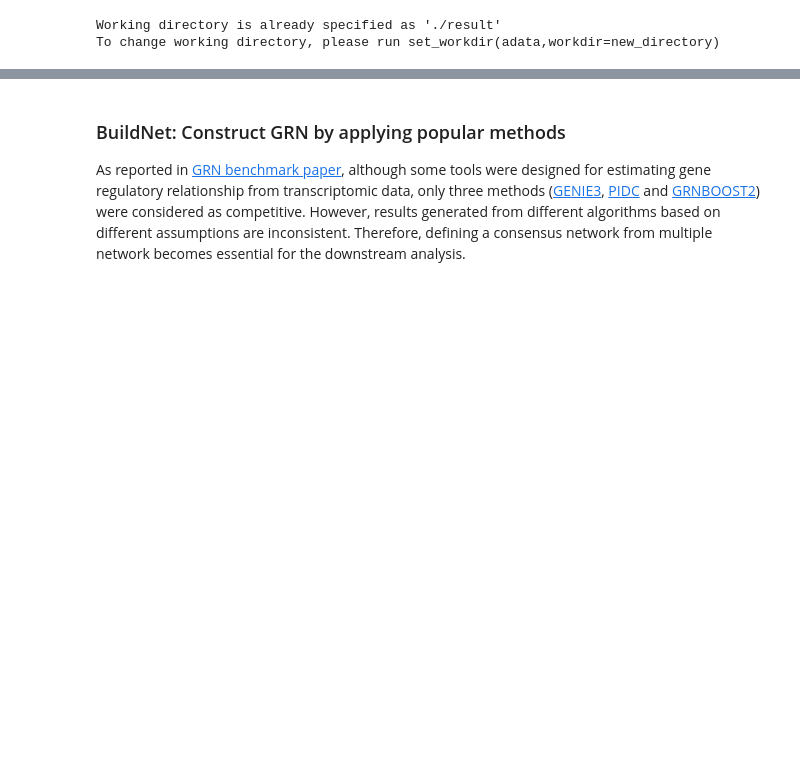
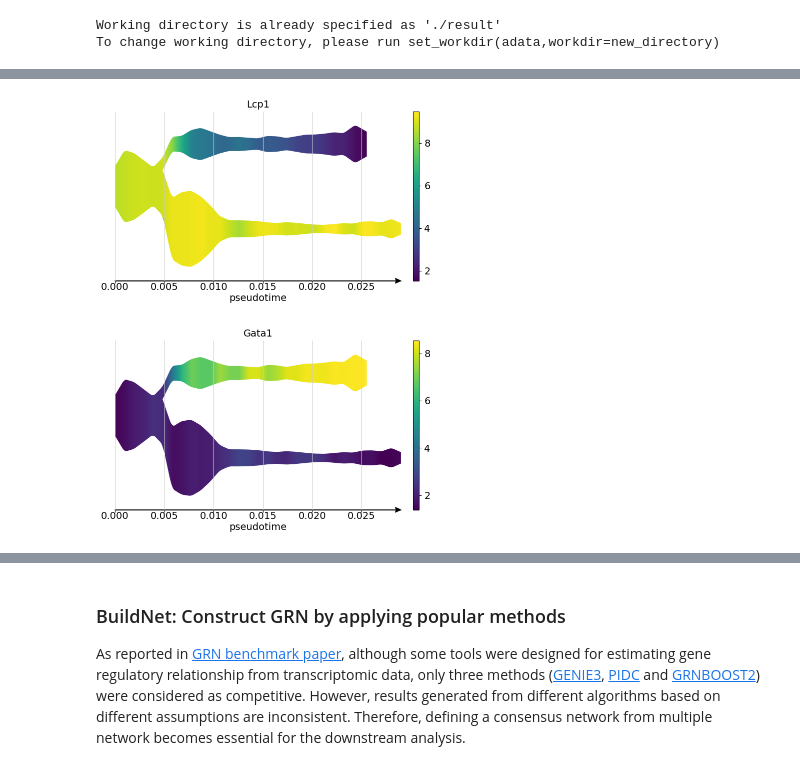
Before and after one commit to MingBit/PySCNet, a Jupyter notebook: tutorial/pyscnet_stream.ipynb, the cells around one changed output, grey strips where cells are left out. Drawn from its saved outputs; the diff is of its cells as text; code cells hidden in the pictures; blank space fills up the shorter version.

```diff
--- a/tutorial/pyscnet_stream.ipynb
+++ b/tutorial/pyscnet_stream.ipynb
@@ -58,0 +69,7 @@ stream_gne = gnetdata.load_from_scanpy(adata)
+# %%
+#leaf_markers of cell pathway: S1 -> S2
+# adata.uns['leaf_markers'][('S1','S2')].head()
+st.plot_stream(adata,root='S3',color=['Lcp1', 'Gata1'])
+# %% [output]
+[figure, added]
+[figure, added]
```
Also changed, not shown: parts of 26 cells of this notebook, 7 other files.
